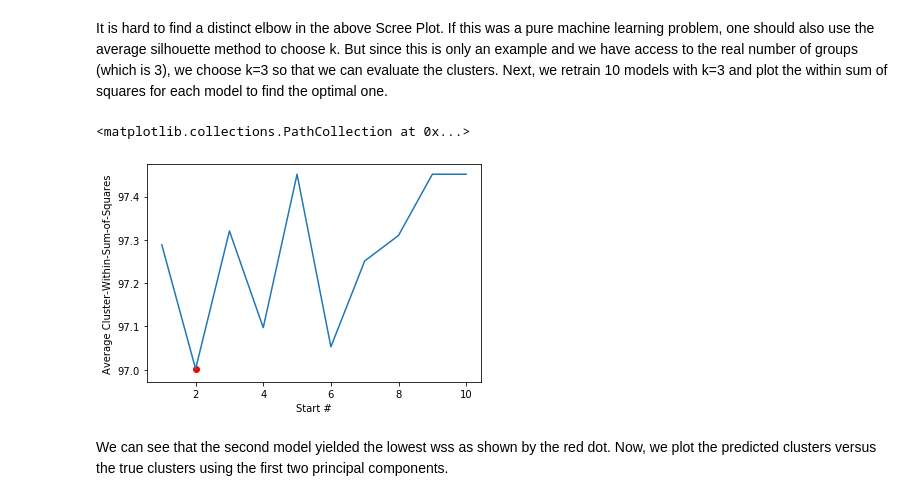
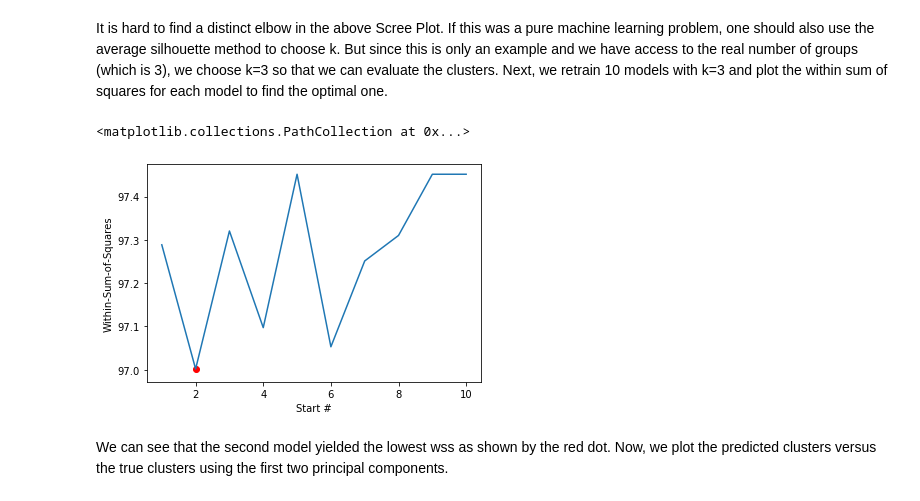
Before and after one commit to EmpanS/kMeans-From-Scratch, a Jupyter notebook: example.ipynb, the cells around one changed output. Cells and saved outputs as stored; diff of their text form; code cells hidden in the pictures.

```diff
--- a/example.ipynb
+++ b/example.ipynb
@@ -138,29 +138,29 @@ It is hard to find a distinct elbow in the above Scree Plot. If this was a pure
 # %%
 # Settings
 nr_iterations = 1000
 nr_starts = 10
 k = 3
 # Save the within-sum-of-squares so we can compare different k
 wss = np.zeros((1, nr_starts))
 predictions = []
 
 # Set random seed to enable reproducibility
 np.random.seed(27)
 
 for start in range(nr_starts):
     # Create a KMeans object and fit it directly, we need to transform the dataframe to a numpy array
     wss_out, predictions_out = KMeans(k=k, X=data.values, verbose=False, h_params={'n_iter' : nr_iterations}).fit()
     wss[0,start] = wss_out[-1]
     predictions.append(predictions_out)
 
 # Plotting the within-sum-of-squares and marking the minumum
 plt.plot(np.arange(1, wss.shape[1]+1), wss[0])
 plt.xlabel("Start #")
-plt.ylabel("Average Cluster-Within-Sum-of-Squares")
+plt.ylabel("Within-Sum-of-Squares")
 plt.scatter(np.argmin(wss)+1, wss[0][np.argmin(wss)], c="red")
 # %% [output]
 <matplotlib.collections.PathCollection at 0x...>
-[figure, old version]
+[figure, new version]
 # %% [markdown]
 We can see that the second model yielded the lowest wss as shown by the red dot. Now, we plot the predicted clusters versus the true clusters using the first two principal components.
 # %%
```
Also changed, not shown: parts of 1 cell of this notebook.
